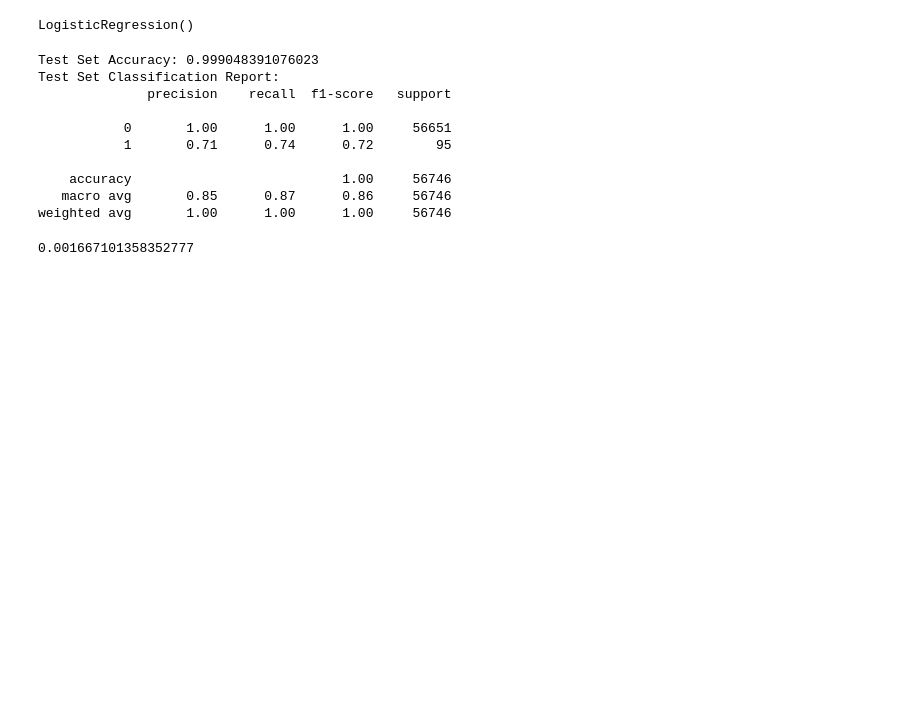
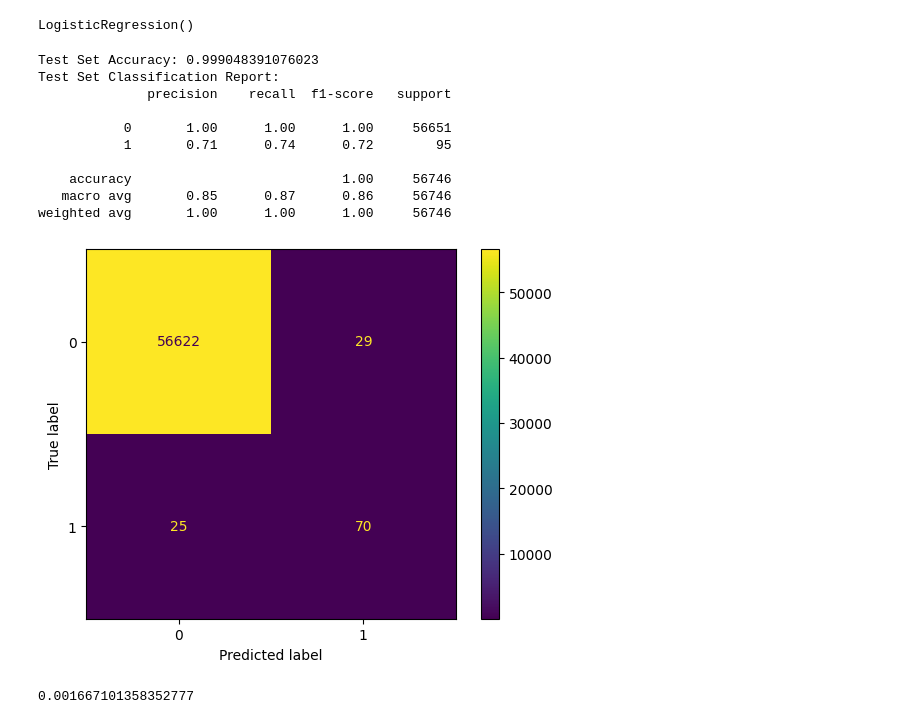
Before and after one commit to sarfaraj-mohammad/Credit-Card-Fraud-Detection-Using-Machine-Learning, a Jupyter notebook: Credit Card Fraud Detection.ipynb, the cells around one changed output. Saved outputs shown, nothing was run; the diff lists cells and outputs as text; code cells hidden in the pictures; blank space fills up the shorter version.

Commit message:
Added confusion matrix

```diff
--- a/Credit Card Fraud Detection.ipynb
+++ b/Credit Card Fraud Detection.ipynb
@@ -196,22 +196,26 @@ LogisticRegression()
 # %%
 log_clf_y_pred = log_clf.predict(X_test)
 
+log_clf_conf_mat = confusion_matrix(y_test, log_clf_y_pred)
+disp = ConfusionMatrixDisplay(log_clf_conf_mat, display_labels=log_clf.classes_)
 log_clf_accuracy = accuracy_score(y_test, log_clf_y_pred)
 log_clf_report = classification_report(y_test, log_clf_y_pred)
 
+disp.plot()
 print(f'Test Set Accuracy: {log_clf_accuracy}')
 print(f'Test Set Classification Report: \n{log_clf_report}')
 # %% [output]
 Test Set Accuracy: 0.999048391076023
 Test Set Classification Report:
               precision    recall  f1-score   support
 
            0       1.00      1.00      1.00     56651
            1       0.71      0.74      0.72        95
 
     accuracy                           1.00     56746
    macro avg       0.85      0.87      0.86     56746
 weighted avg       1.00      1.00      1.00     56746
+[figure, added]
 # %%
 contamination_factor = len(df[df['Class'] == 1]) / len(df)
 contamination_factor
```
Also changed, not shown: parts of 1 cell of this notebook, 1 other file.
